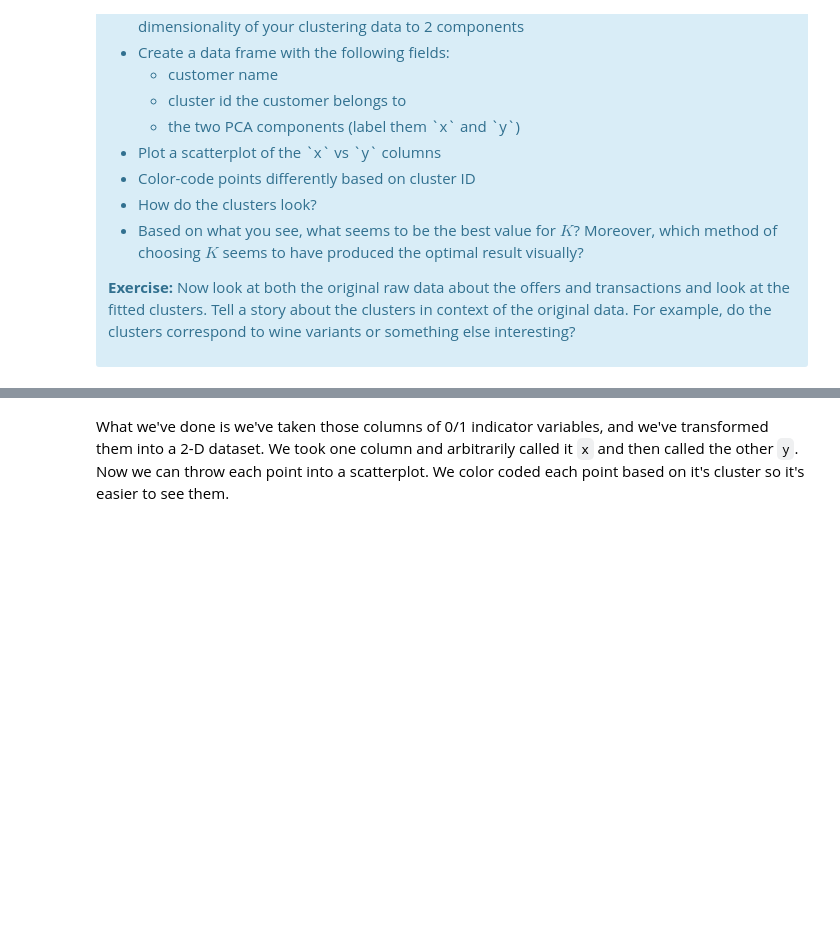
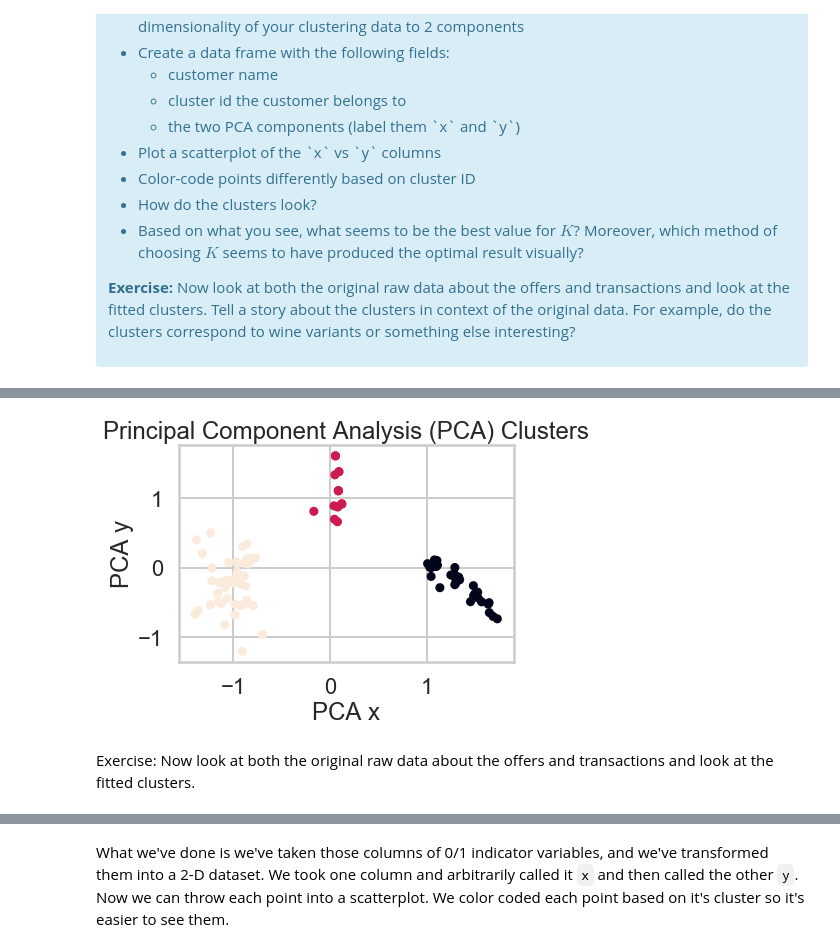
Before and after one commit to mightysquirrely/Springboard-Mini-Projects, a Jupyter notebook: Mini_Project_Clustering.ipynb, the cells around one changed output, grey strips where cells are left out. Saved outputs shown, nothing was run; the diff lists cells and outputs as text; code cells hidden in the pictures; blank space fills up the shorter version.

```diff
--- a/Mini_Project_Clustering.ipynb
+++ b/Mini_Project_Clustering.ipynb
@@ -213,0 +424,11 @@ This is only one use of PCA for dimension reduction. We can also use PCA when we
+# %%
+#your turn
+from sklearn.decomposition import PCA
+#http://blog.yhat.com/posts/customer-segmentation-using-python.html
+pca = PCA(n_components=2)
+matrix['x'] = pca.fit_transform(matrix[matrix.columns[1:]])[:,0]
+matrix['y'] = pca.fit_transform(matrix[matrix.columns[1:]])[:,1]
+matrix = matrix.reset_index()
+
+customer_clusters = matrix[['customer_name', 'cluster', 'x', 'y']]
+customer_clusters.head()
@@ -213,0 +442,17 @@ This is only one use of PCA for dimension reduction. We can also use PCA when we
+# %%
+_ = plt.scatter(customer_clusters['x'], customer_clusters['y'], c=customer_clusters['cluster'], s=50)
+_ = plt.xlabel('PCA x')
+_ = plt.ylabel('PCA y')
+_ = plt.title('Principal Component Analysis (PCA) Clusters')
+
+plt.show()
+
+#The clusters look nicely separated.  Defined groupings.
+#It seens the best value for K on the above graphs lies between 3 and 4.
+#Based on the graph below it are those laying in the first component.
+#The optimal visual result depends on the reader.  The line plot allows for easy interpretation of stating a K value.
+#However the PCA clusters plot gives a nice visual as well.
+# %% [output]
+[figure, added]
+# %% [markdown]
+Exercise: Now look at both the original raw data about the offers and transactions and look at the fitted clusters.
```
Also changed, not shown: parts of 33 cells of this notebook.
